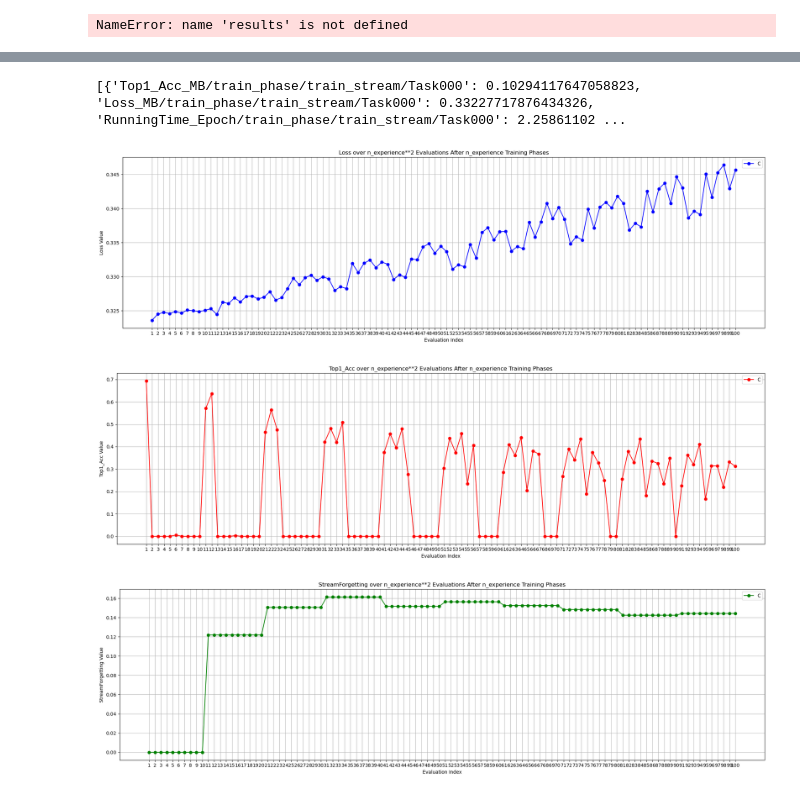
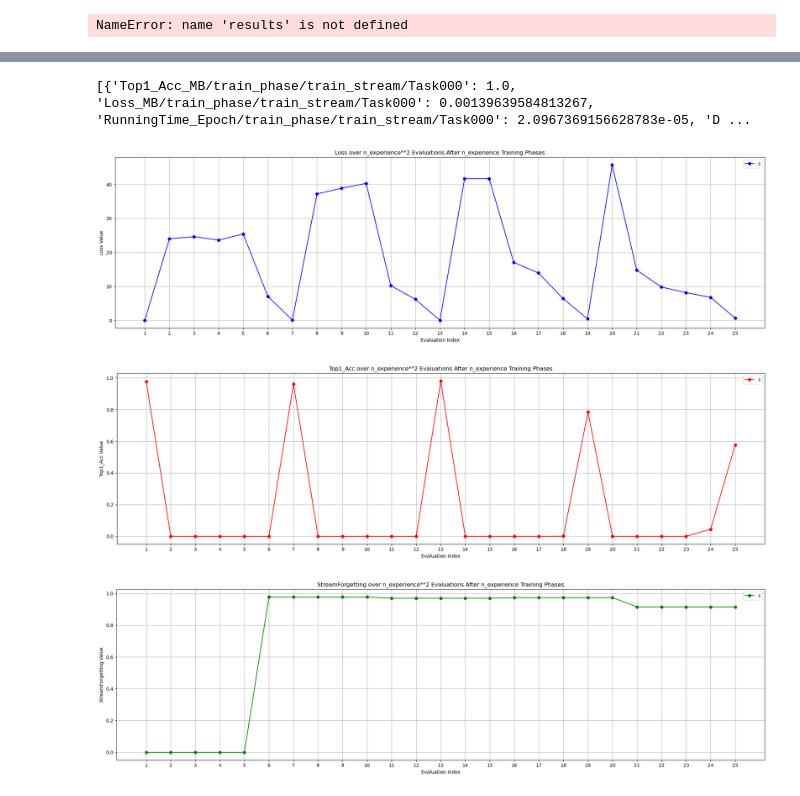
Before and after one commit to yzy1997/quantum_cl, a Jupyter notebook: quantum_lwf_addqlayer.ipynb, the cells around one changed output, grey strips where cells are left out. Saved outputs shown, nothing was run; the diff lists cells and outputs as text; code cells hidden in the pictures.

```diff
--- a/quantum_lwf_addqlayer.ipynb
+++ b/quantum_lwf_addqlayer.ipynb
@@ -545,5 +545,5 @@ NameError: name 'results' is not defined
 # %%
 # 从文件加载
 import pickle
-with open("results/list/CIFAR100_ICaRL_qml_net1_qbit4_qdepth4_tepoch70.pkl", "rb") as f:
+with open("/home/yangz2/code/quantum_cl/results/list/splitminist_EWC_qbit8_qdepth10.pkl", "rb") as f:
     results = pickle.load(f)
@@ -553,6 +565,8 @@ import matplotlib.pyplot as plt
 
 x = []  # x 轴：经验编号（1-20）
 print(results)
+
+num_experiences = 5
 
 # 遍历 results 提取 Loss_Exp 数据
 count = 1  # 用于标记经验编号
@@ -586,40 +600,40 @@ for train_idx, result in enumerate(results):  # 遍历5次训练的结果
 
 
 # 绘制图形
 plt.figure(figsize=(20, 6))
 plt.plot(x, loss_values, marker='o', linestyle='-', color='b', label='Loss_Exp')
 plt.title("Loss over n_experience**2 Evaluations After n_experience Training Phases")
 plt.xlabel("Evaluation Index")
 plt.ylabel("Loss Value")
 plt.xticks(range(1, len(x) + 1))  # 设置 x 轴刻度
 plt.grid(True)
-plt.legend("CIFAR100_ICaRL_qml_net3_qbit4_qdepth4_tepoch70_loss")
+plt.legend("splitminist_EWC_qbit8_qdepth10_tepoch40_loss")
 plt.tight_layout()
-plt.savefig("results/figs/CIFAR100_ICaRL_qml_net3_qbit4_qdepth4_tepoch70_loss.png")
+plt.savefig("results/figs/splitminist_EWC_qbit8_qdepth10_tepoch40_loss.png")
 
 plt.figure(figsize=(20, 6))
 plt.plot(x, top1_acc_values, marker='o', linestyle='-', color='r', label='Top1_Acc_Exp')
 plt.title("Top1_Acc over n_experience**2 Evaluations After n_experience Training Phases")
 plt.xlabel("Evaluation Index")
 plt.ylabel("Top1_Acc Value")
 plt.xticks(range(1, len(x) + 1))  # 设置 x 轴刻度
 plt.grid(True)
-plt.legend("CIFAR100_ICaRL_qml_net3_qbit4_qdepth4_tepoch70_acc")
+plt.legend("splitminist_EWC_qbit8_qdepth10_tepoch40_acc")
 plt.tight_layout()
-plt.savefig("results/figs/CIFAR100_ICaRL_qml_net3_qbit4_qdepth4_tepoch70_acc.png")
+plt.savefig("results/figs/splitminist_EWC_qbit8_qdepth10_tepoch40_acc.png")
 
 plt.figure(figsize=(20, 6))
 plt.plot(range(1, len(forgetting_values) + 1), forgetting_values, marker='o', linestyle='-', color='g', label='StreamForgetting')
 plt.title("StreamForgetting over n_experience**2 Evaluations After n_experience Training Phases")
 plt.xlabel("Evaluation Index")
 plt.ylabel("StreamForgetting Value")
 plt.xticks(range(1, len(forgetting_values) + 1))  # 设置 x 轴刻度
 plt.grid(True)
-plt.legend("CIFAR100_ICaRL_qml_net3_qbit4_qdepth4_tepoch70_forget")
+plt.legend("splitminist_EWC_qbit8_qdepth10_tepoch40_forget")
 plt.tight_layout()
-plt.savefig("results/figs/CIFAR100_ICaRL_qml_net3_qbit4_qdepth4_tepoch70_forget.png")
+plt.savefig("results/figs/splitminist_EWC_qbit8_qdepth10_tepoch40_forget.png")
 # %% [output]
-[{'Top1_Acc_MB/train_phase/train_stream/Task000': 0.10294117647058823, 'Loss_MB/train_phase/train_stream/Task000': 0.33227717876434326, 'RunningTime_Epoch/train_phase/train_stream/Task000': 2.25861102 ...
+[{'Top1_Acc_MB/train_phase/train_stream/Task000': 1.0, 'Loss_MB/train_phase/train_stream/Task000': 0.00139639584813267, 'RunningTime_Epoch/train_phase/train_stream/Task000': 2.0967369156628783e-05, 'D ...
-[figure, old version]
+[figure, new version]
-[figure, old version]
+[figure, new version]
-[figure, old version]
+[figure, new version]
```
Also changed, not shown: parts of 1 cell of this notebook, 15 other files.
